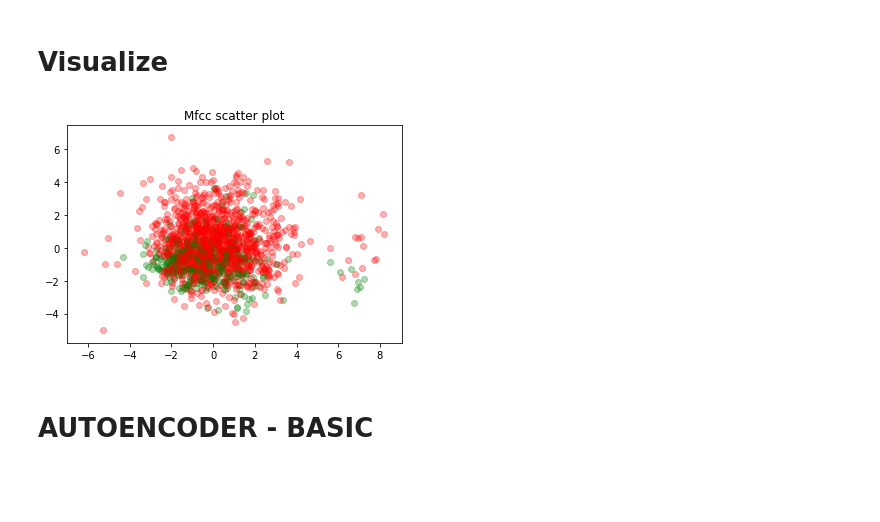
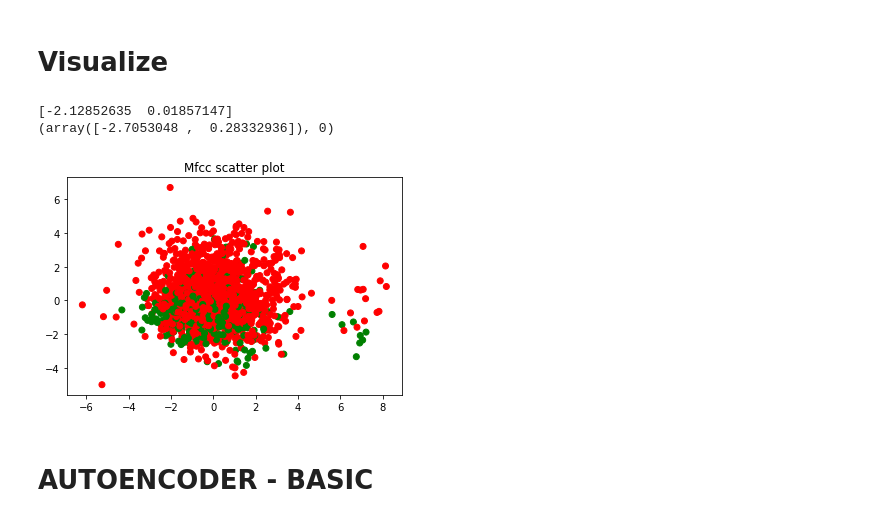
Before and after one commit to tymons/buzz-models, a Jupyter notebook: smartula.ipynb, the cells around one changed output. Saved outputs shown, nothing was run; the diff lists cells and outputs as text; code cells hidden in the pictures; blank space fills up the shorter version.

Commit message:
Improving scatter plot.

```diff
--- a/smartula.ipynb
+++ b/smartula.ipynb
@@ -126,21 +126,24 @@ X_embedded = TSNE(n_components=2).fit_transform(merged_data)
 # Visualize
 # %%
 pc_data_labeled = list(zip(pc_data, [mfcc_data[3] for mfcc_data in data_mfcc_labeled]))
-
+print(pc_data_labeled[0][0])
+print(pc_data_labeled[1])
 colors = ['red', 'green', 'blue', 'yellow']
 
 fig = plt.figure()
 ax = fig.add_subplot(1, 1, 1)
 
-for data, label in tqdm(pc_data_labeled):
-    x, y = data
-    ax.scatter(x, y, c=colors[label], alpha=0.3)
+ax.scatter(x=[data[0][0] for data in pc_data_labeled],
+           y=[data[0][1] for data in pc_data_labeled],
+           c=[colors[int(data[1])] for data in pc_data_labeled])
 
 plt.title("Mfcc scatter plot")
 plt.savefig('PCA_pelny_set_mfcc_bez_ost_standaryzacji.png')
 plt.show()
 # %% [output]
+[-2.12852635  0.01857147]
+(array([-2.7053048 ,  0.28332936]), 0)
-[figure, old version]
+[figure, new version]
 # %% [markdown]
 # AUTOENCODER - BASIC
 # %%
```
Also changed, not shown: parts of 12 cells of this notebook.
